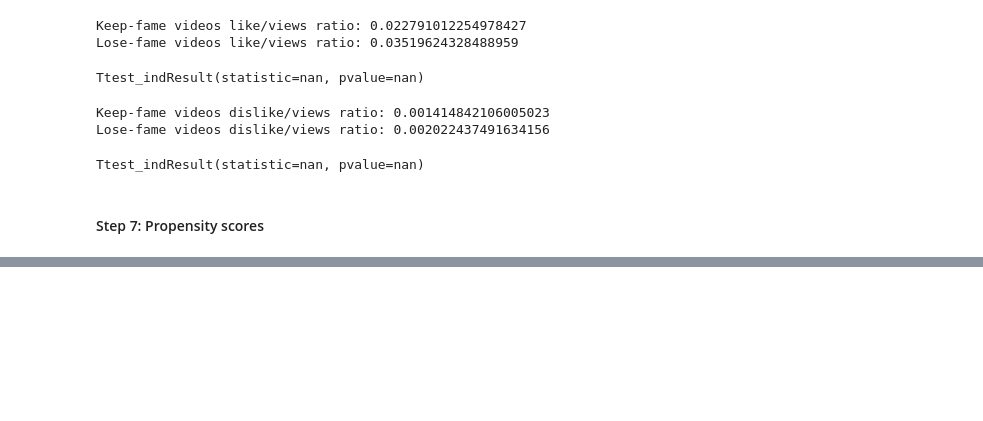
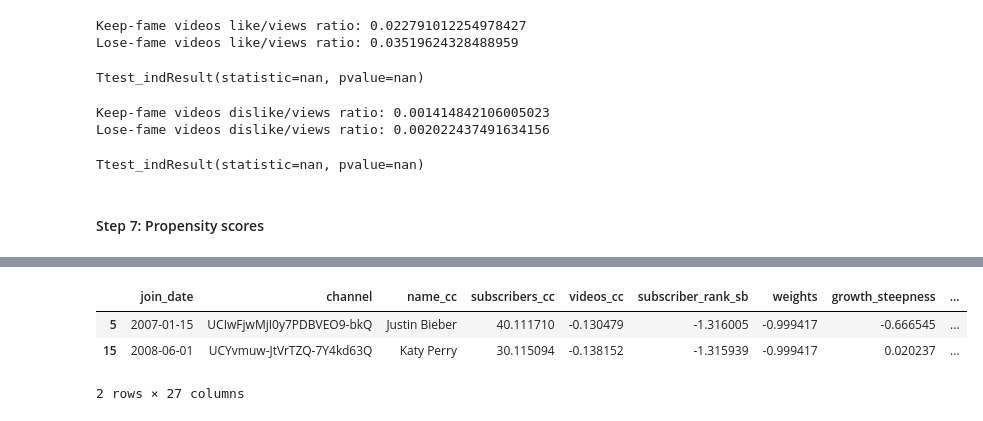
Before and after one commit to epfl-ada/ada-2022-project-adangerousteam, a Jupyter notebook: preprocessing_population_selection.ipynb, the cells around one changed output, grey strips where cells are left out. Drawn from its saved outputs; the diff is of its cells as text; code cells hidden in the pictures; blank space fills up the shorter version.

Commit message:
propensity score

```diff
--- a/preprocessing_population_selection.ipynb
+++ b/preprocessing_population_selection.ipynb
@@ -384,9 +419,11 @@ regressors
 import statsmodels.formula.api as smf
 
 res = smf.logit(formula=f"""keep_fame ~  {regressors}""", data=channels_filtered_df).fit()
+# res = smf.logit(formula=f"""keep_fame ~ variability""", data=channels_filtered_df).fit(maxiter=1000)
 
 # Extract the estimated propensity scores
-channels_filtered_df['Propensity_score'] = res.predict()
+# channels_filtered_df['Propensity_score'] = res.predict()
+propensity_score = res.predict()
 
 print(res.summary())
 # %% [output]
@@ -396,0 +447,8 @@ LinAlgError: Singular matrix
+# %%
+channels_filtered_df["prop_score"] = pd.Series(propensity_score)
+channels_filtered_df.head(2)
+# %% [output]
+|  | join_date | channel | name_cc | subscribers_cc | videos_cc | subscriber_rank_sb | weights | growth_steepness | ... |
+| 5 | 2007-01-15 | UCIwFjwMjI0y7PDBVEO9-bkQ | Justin Bieber | 40.111710 | -0.130479 | -1.316005 | -0.999417 | -0.666545 | ... |
+| 15 | 2008-06-01 | UCYvmuw-JtVrTZQ-7Y4kd63Q | Katy Perry | 30.115094 | -0.138152 | -1.315939 | -0.999417 | 0.020237 | ... |
+2 rows × 27 columns
```
Also changed, not shown: parts of 12 cells of this notebook.
